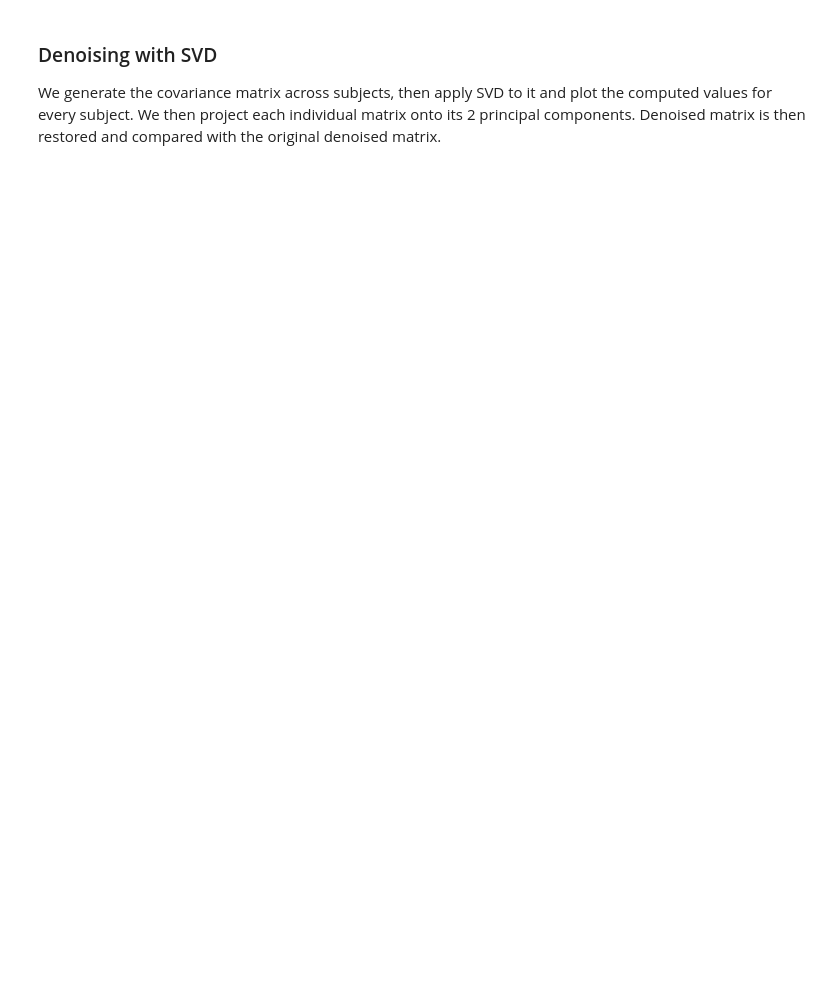
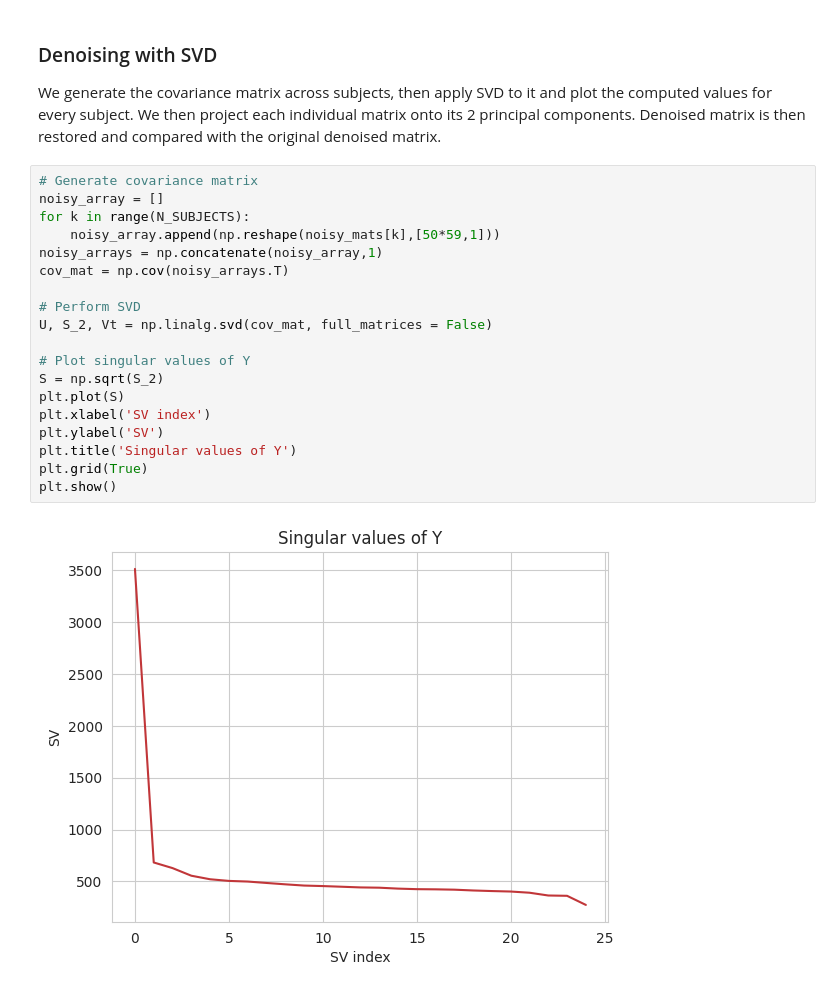
Before and after one commit to ludekcizinsky/fMRI-dimensionality-reduction, a Jupyter notebook: run.ipynb, the cells around one changed output. Drawn from its saved outputs; the diff is of its cells as text; blank space fills up the shorter version.

```diff
--- a/run.ipynb
+++ b/run.ipynb
@@ -180,3 +180,24 @@ plt.show()
 ### Denoising with SVD
 
 We generate the covariance matrix across subjects, then apply SVD to it and plot the computed values for every subject. We then project each individual matrix onto its 2 principal components. Denoised matrix is then restored and compared with the original denoised matrix.
+# %%
+# Generate covariance matrix
+noisy_array = []
+for k in range(N_SUBJECTS):
+    noisy_array.append(np.reshape(noisy_mats[k],[50*59,1]))
+noisy_arrays = np.concatenate(noisy_array,1)
+cov_mat = np.cov(noisy_arrays.T)
+
+# Perform SVD
+U, S_2, Vt = np.linalg.svd(cov_mat, full_matrices = False)
+
+# Plot singular values of Y
+S = np.sqrt(S_2)
+plt.plot(S)
+plt.xlabel('SV index')
+plt.ylabel('SV')
+plt.title('Singular values of Y')
+plt.grid(True)
+plt.show()
+# %% [output]
+[figure, added]
```
Also changed, not shown: parts of 2 cells of this notebook.
